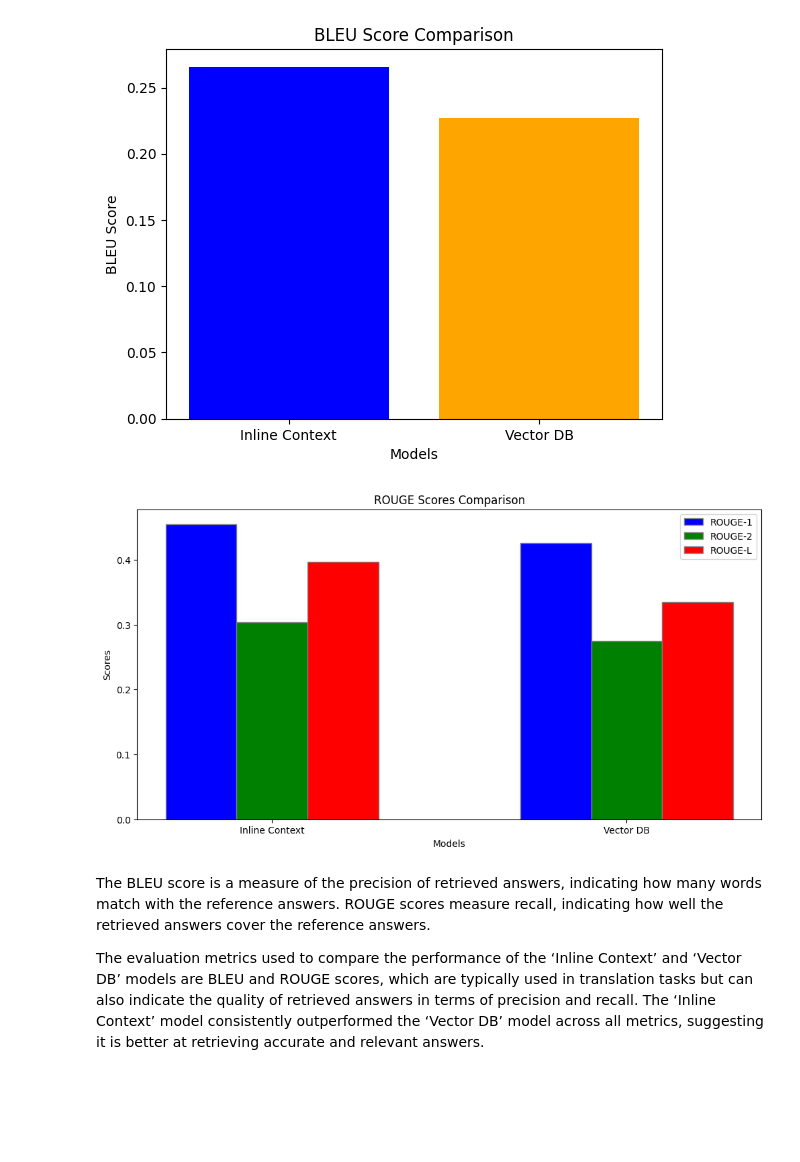
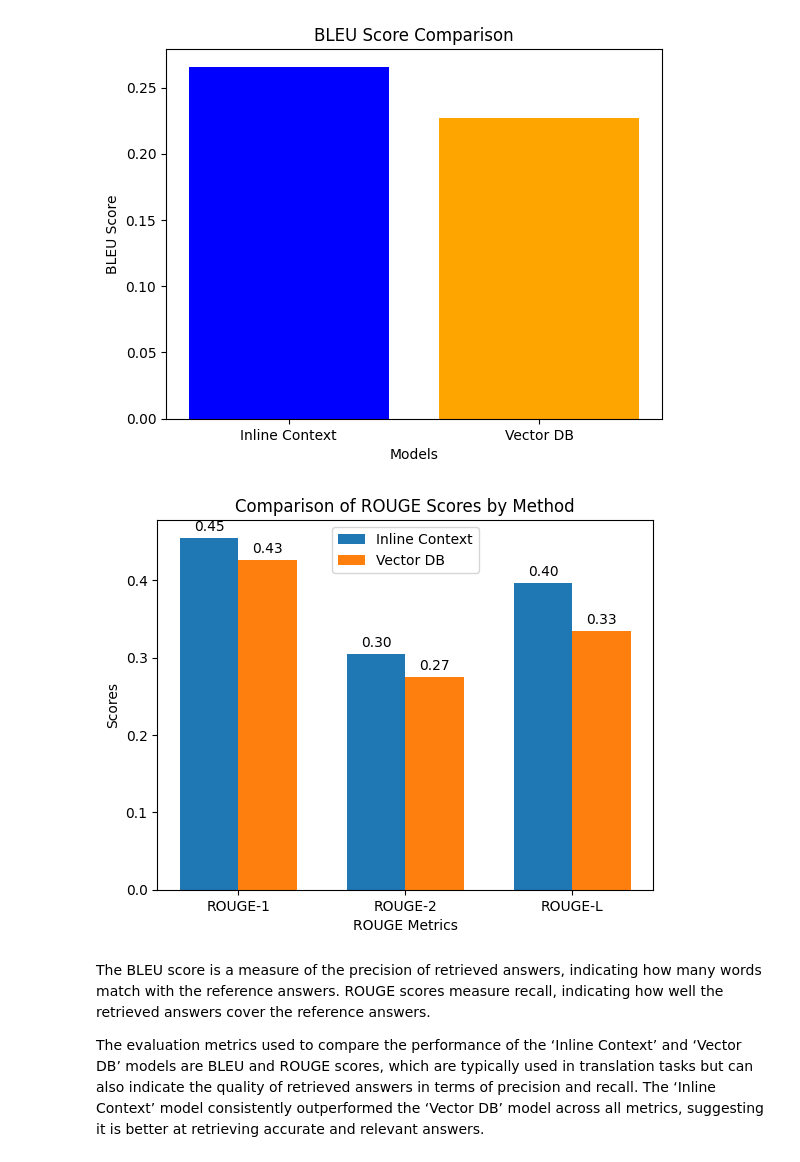
Before and after one commit to generalui/openai-api-benchmark, a Jupyter notebook: benchmark.ipynb, the cells around one changed output. Cells and saved outputs as stored; diff of their text form; code cells hidden in the pictures; blank space fills up the shorter version.

Commit message:
imporve rouge plots

```diff
--- a/benchmark.ipynb
+++ b/benchmark.ipynb
@@ -120,37 +118,47 @@ plt.title('BLEU Score Comparison')
 plt.show()
 # %% [output]
 [figure]
-# %%
-import numpy as np
-
-# Data
-rouge_1 = results_df['ROUGE-1'].tolist()
-rouge_2 = results_df['ROUGE-2'].tolist()
-rouge_l = results_df['ROUGE-L'].tolist()
-
-# Bar Width
-bar_width = 0.2
-
-# Positions of the bars on the x-axis
-r1 = np.arange(len(models))
-r2 = [x + bar_width for x in r1]
-r3 = [x + bar_width for x in r2]
-
-# Plot
-plt.figure(figsize=(12, 6))
-plt.bar(r1, rouge_1, color='blue', width=bar_width, edgecolor='grey', label='ROUGE-1')
-plt.bar(r2, rouge_2, color='green', width=bar_width, edgecolor='grey', label='ROUGE-2')
-plt.bar(r3, rouge_l, color='red', width=bar_width, edgecolor='grey', label='ROUGE-L')
-
-# Add labels
-plt.xlabel('Models')
-plt.xticks([r + bar_width for r in range(len(models))], models)
-plt.ylabel('Scores')
-plt.title('ROUGE Scores Comparison')
-plt.legend()
-plt.show()
-# %% [output]
-[figure, removed]
+# %%
+# Data
+data = {
+    "Metric": ["ROUGE-1", "ROUGE-2", "ROUGE-L"],
+    "Inline Context": results_df.loc[0, ["ROUGE-1", "ROUGE-2", "ROUGE-L"]],
+    "Vector DB": results_df.loc[1, ["ROUGE-1", "ROUGE-2", "ROUGE-L"]]
+}
+df = pd.DataFrame(data)
+
+# Bar Chart
+fig, ax = plt.subplots()
+width = 0.35  # width of the bars
+x = np.arange(len(df["Metric"]))  # the label locations
+
+bars1 = ax.bar(x - width/2, df["Inline Context"], width, label='Inline Context')
+bars2 = ax.bar(x + width/2, df["Vector DB"], width, label='Vector DB')
+
+# Add some text for labels, title, and custom x-axis tick labels, etc.
+ax.set_xlabel('ROUGE Metrics')
+ax.set_ylabel('Scores')
+ax.set_title('Comparison of ROUGE Scores by Method')
+ax.set_xticks(x)
+ax.set_xticklabels(df["Metric"])
+ax.legend()
+
+# Adding the data labels on top of the bars
+def add_labels(bars):
+    for bar in bars:
+        height = bar.get_height()
+        ax.annotate('%.2f' % height,
+                    xy=(bar.get_x() + bar.get_width() / 2, height),
+                    xytext=(0, 3),  # 3 points vertical offset
+                    textcoords="offset points",
+                    ha='center', va='bottom')
+
+add_labels(bars1)
+add_labels(bars2)
+
+plt.show()
+# %% [output]
+[figure, added]
 # %% [markdown]
 The BLEU score is a measure of the precision of retrieved answers, indicating how many words match with the reference answers.
 ROUGE scores measure recall, indicating how well the retrieved answers cover the reference answers.
```
Also changed, not shown: parts of 1 cell of this notebook.
